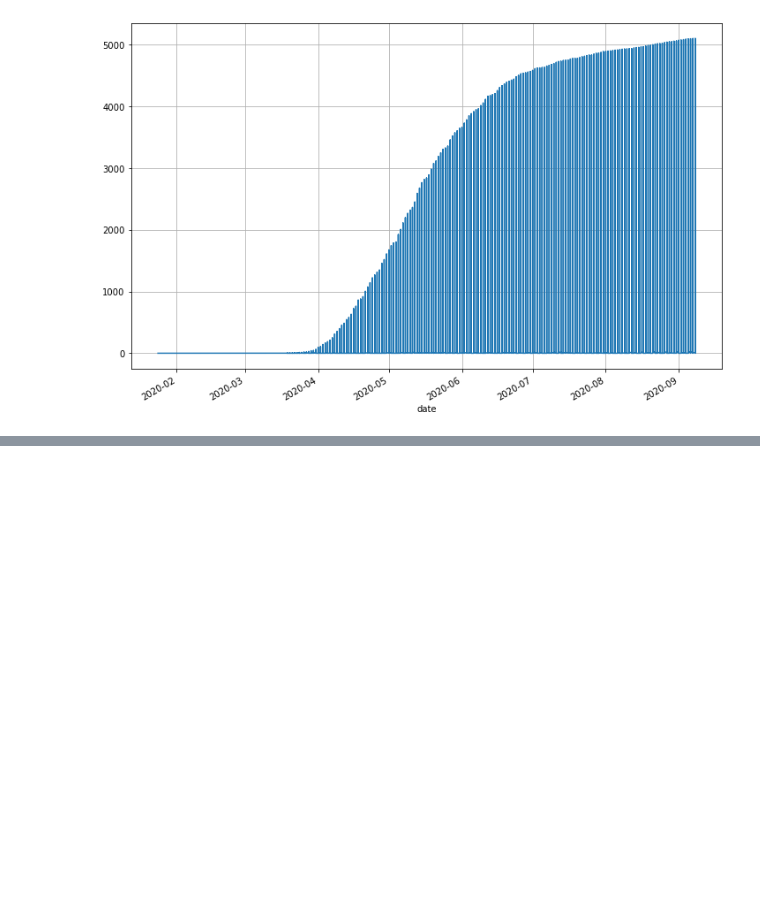
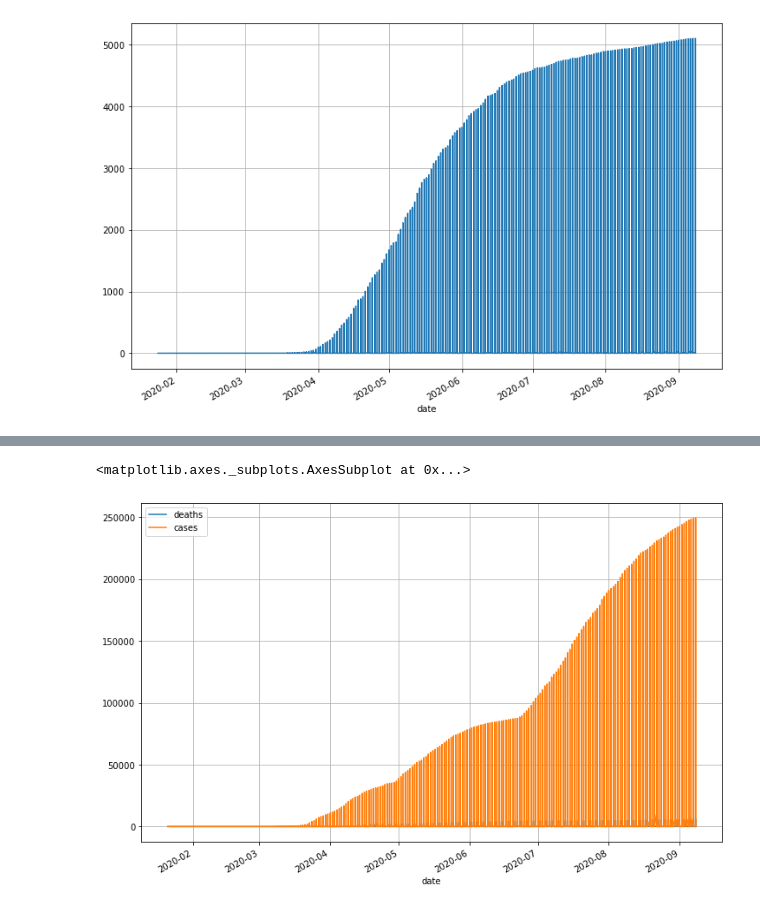
Before and after one commit to nytimes/covid-19-data, a Jupyter notebook: 01_nyt_explore.ipynb, the cells around one changed output, grey strips where cells are left out. Saved outputs shown, nothing was run; the diff lists cells and outputs as text; code cells hidden in the pictures; blank space fills up the shorter version.

```diff
--- a/01_nyt_explore.ipynb
+++ b/01_nyt_explore.ipynb
@@ -223,0 +309,5 @@ df.deaths.plot(grid=True)
+# %%
+us[['deaths','cases']].plot(grid=True)
+# %% [output]
+<matplotlib.axes._subplots.AxesSubplot at 0x...>
+[figure, added]
```
Also changed, not shown: parts of 7 cells of this notebook.
